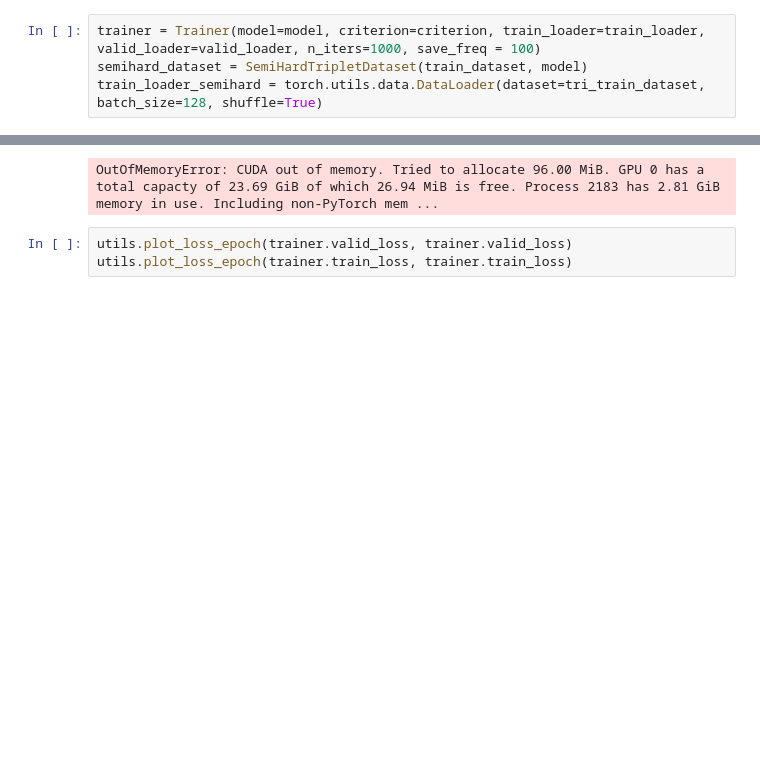
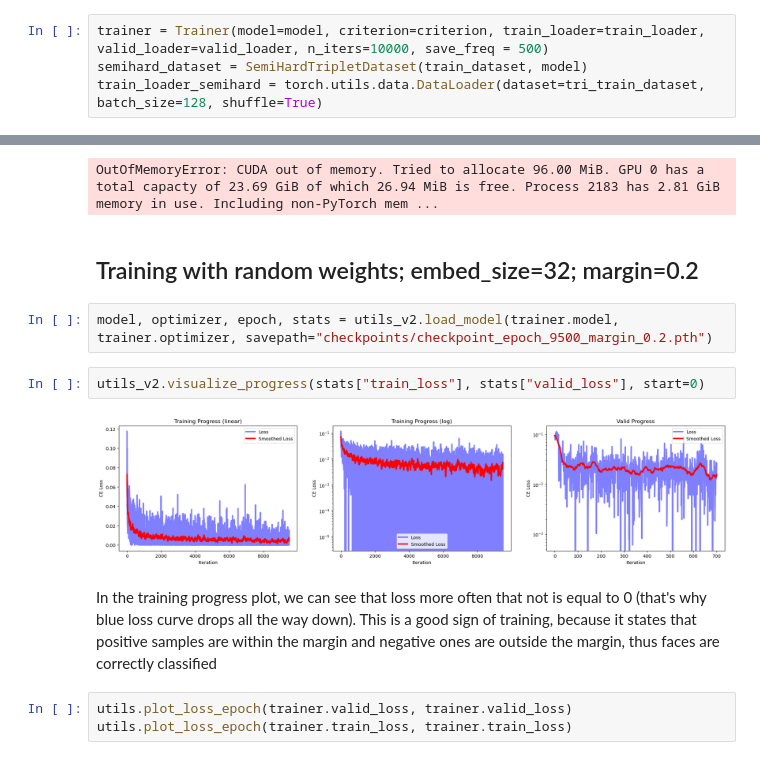
Before and after one commit to FreddieHorn/CudaVisionWS23, a Jupyter notebook: Assignment7/assignment7_working_copy.ipynb, the cells around one changed output, grey strips where cells are left out. Saved outputs shown, nothing was run; the diff lists cells and outputs as text; blank space fills up the shorter version.

Commit message:
trained one model, added additional plots

```diff
--- a/Assignment7/assignment7_working_copy.ipynb
+++ b/Assignment7/assignment7_working_copy.ipynb
@@ -418,7 +418,7 @@ class Trainer:
 # %%
 criterion = TripletLoss(margin=0.2)
 # %%
-trainer = Trainer(model=model, criterion=criterion, train_loader=train_loader, valid_loader=valid_loader, n_iters=1000, save_freq = 100)
+trainer = Trainer(model=model, criterion=criterion, train_loader=train_loader, valid_loader=valid_loader, n_iters=10000, save_freq = 500)
 semihard_dataset = SemiHardTripletDataset(train_dataset, model)
 train_loader_semihard = torch.utils.data.DataLoader(dataset=tri_train_dataset, batch_size=128, shuffle=True)
 # %%
@@ -431,6 +431,16 @@ semihard_trainer.fit()
 # %% [output]
 next step
 OutOfMemoryError: CUDA out of memory. Tried to allocate 96.00 MiB. GPU 0 has a total capacty of 23.69 GiB of which 26.94 MiB is free. Process 2183 has 2.81 GiB memory in use. Including non-PyTorch mem ...
+# %% [markdown]
+## Training with random weights; embed_size=32; margin=0.2
+# %%
+model, optimizer, epoch, stats = utils_v2.load_model(trainer.model, trainer.optimizer, savepath="checkpoints/checkpoint_epoch_9500_margin_0.2.pth")
+# %%
+utils_v2.visualize_progress(stats["train_loss"], stats["valid_loss"], start=0)
+# %% [output]
+[figure, added]
+# %% [markdown]
+In the training progress plot, we can see that loss more often that not is equal to 0 (that's why blue loss curve drops all the way down). This is a good sign of training, because it states that positive samples are within the margin and negative ones are outside the margin, thus faces are correctly classified
 # %%
 utils.plot_loss_epoch(trainer.valid_loss, trainer.valid_loss)
 utils.plot_loss_epoch(trainer.train_loss, trainer.train_loss)
```
Also changed, not shown: parts of 2 cells of this notebook, 1 other file.
